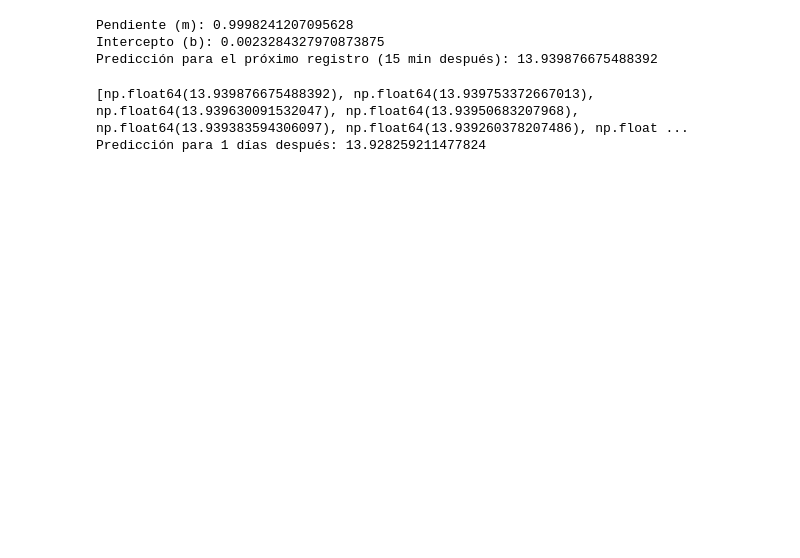
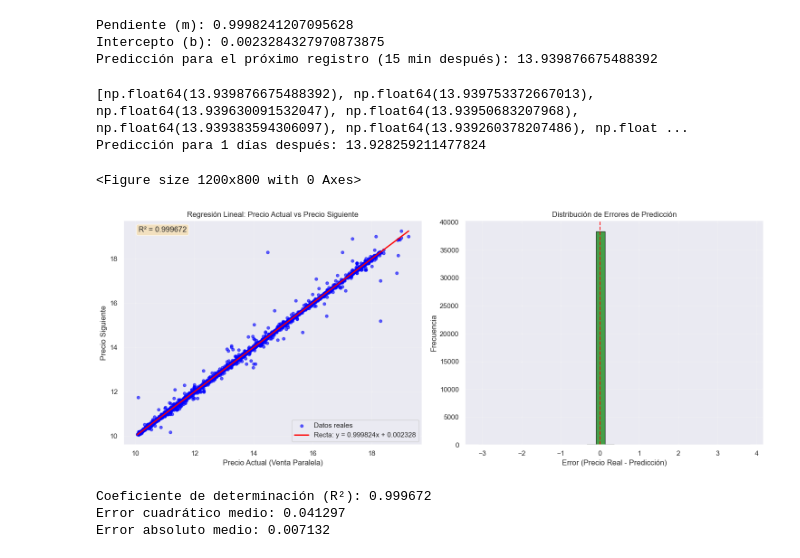
Before and after one commit to JoelPorcel/Inteligencia-Artificial-I, a Jupyter notebook: Tarea 1 - Predecir dolar/predecir dolar.ipynb, the cells around one changed output. Cells and saved outputs as stored; diff of their text form; code cells hidden in the pictures; blank space fills up the shorter version.

```diff
--- a/Tarea 1 - Predecir dolar/predecir dolar.ipynb
+++ b/Tarea 1 - Predecir dolar/predecir dolar.ipynb
@@ -86,3 +86,50 @@ print(f"Predicción para {N_dias} días después: {predicciones[-1]}")
 # %% [output]
 [np.float64(13.939876675488392), np.float64(13.939753372667013), np.float64(13.939630091532047), np.float64(13.93950683207968), np.float64(13.939383594306097), np.float64(13.939260378207486), np.float ...
 Predicción para 1 días después: 13.928259211477824
+# %%
+# Gráfica 1: Recta de regresión - Relación entre precio actual y siguiente
+plt.figure(figsize=(12, 8))
+
+# Crear subplots
+fig, (ax1, ax2) = plt.subplots(1, 2, figsize=(15, 6))
+
+# Subplot 1: Recta de regresión
+ax1.scatter(x, y, alpha=0.6, color='blue', s=20, label='Datos reales')
+x_line = np.linspace(x.min(), x.max(), 100)
+y_line = m * x_line + b
+ax1.plot(x_line, y_line, color='red', linewidth=2, label=f'Recta: y = {m:.6f}x + {b:.6f}')
+ax1.set_xlabel('Precio Actual (Venta Paralela)')
+ax1.set_ylabel('Precio Siguiente')
+ax1.set_title('Regresión Lineal: Precio Actual vs Precio Siguiente')
+ax1.legend()
+ax1.grid(True, alpha=0.3)
+
+# Calcular R²
+y_pred_regression = m * x + b
+ss_res = np.sum((y - y_pred_regression) ** 2)
+ss_tot = np.sum((y - np.mean(y)) ** 2)
+r_squared = 1 - (ss_res / ss_tot)
+ax1.text(0.05, 0.95, f'R² = {r_squared:.6f}', transform=ax1.transAxes,
+         bbox=dict(boxstyle="round", facecolor='wheat', alpha=0.8))
+
+# Subplot 2: Distribución de errores
+errores = y - y_pred_regression
+ax2.hist(errores, bins=30, alpha=0.7, color='green', edgecolor='black')
+ax2.set_xlabel('Error (Precio Real - Predicción)')
+ax2.set_ylabel('Frecuencia')
+ax2.set_title('Distribución de Errores de Predicción')
+ax2.axvline(x=0, color='red', linestyle='--', alpha=0.8)
+ax2.grid(True, alpha=0.3)
+
+plt.tight_layout()
+plt.show()
+
+print(f"Coeficiente de determinación (R²): {r_squared:.6f}")
+print(f"Error cuadrático medio: {np.sqrt(np.mean(errores**2)):.6f}")
+print(f"Error absoluto medio: {np.mean(np.abs(errores)):.6f}")
+# %% [output]
+<Figure size 1200x800 with 0 Axes>
+[figure, added]
+Coeficiente de determinación (R²): 0.999672
+Error cuadrático medio: 0.041297
+Error absoluto medio: 0.007132
```
Also changed, not shown: 1 other file.
